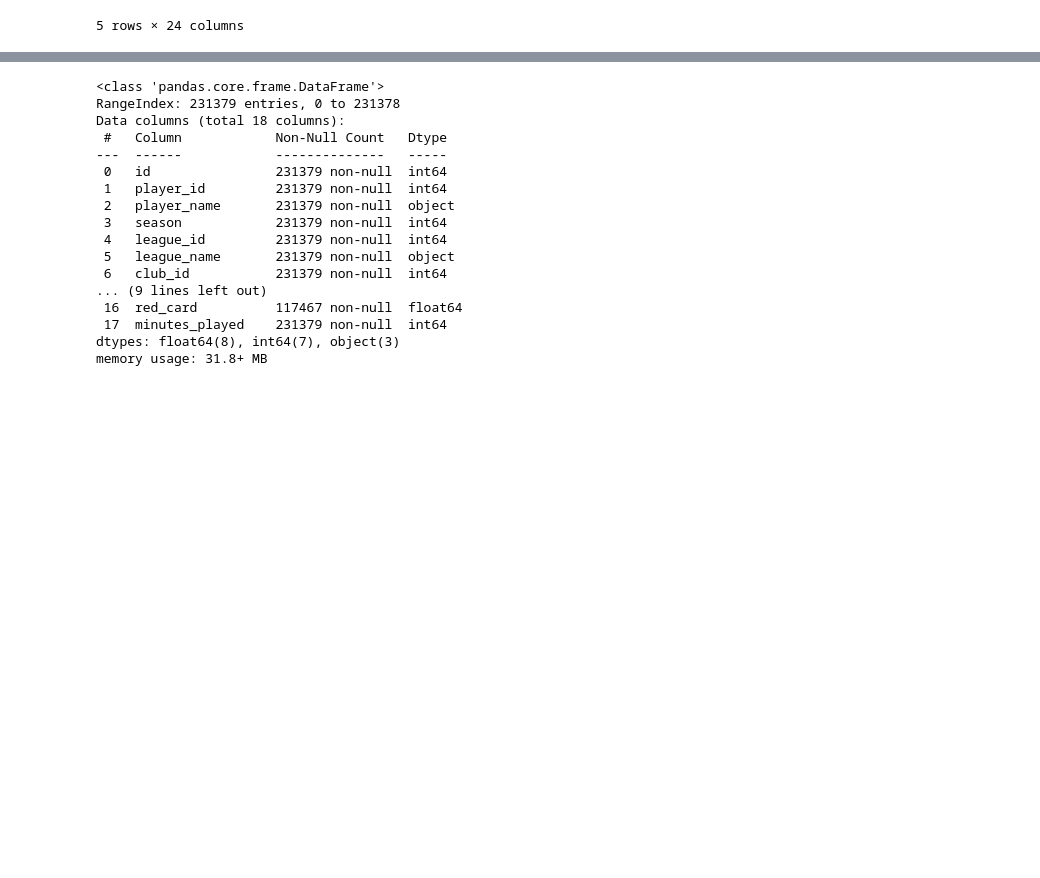
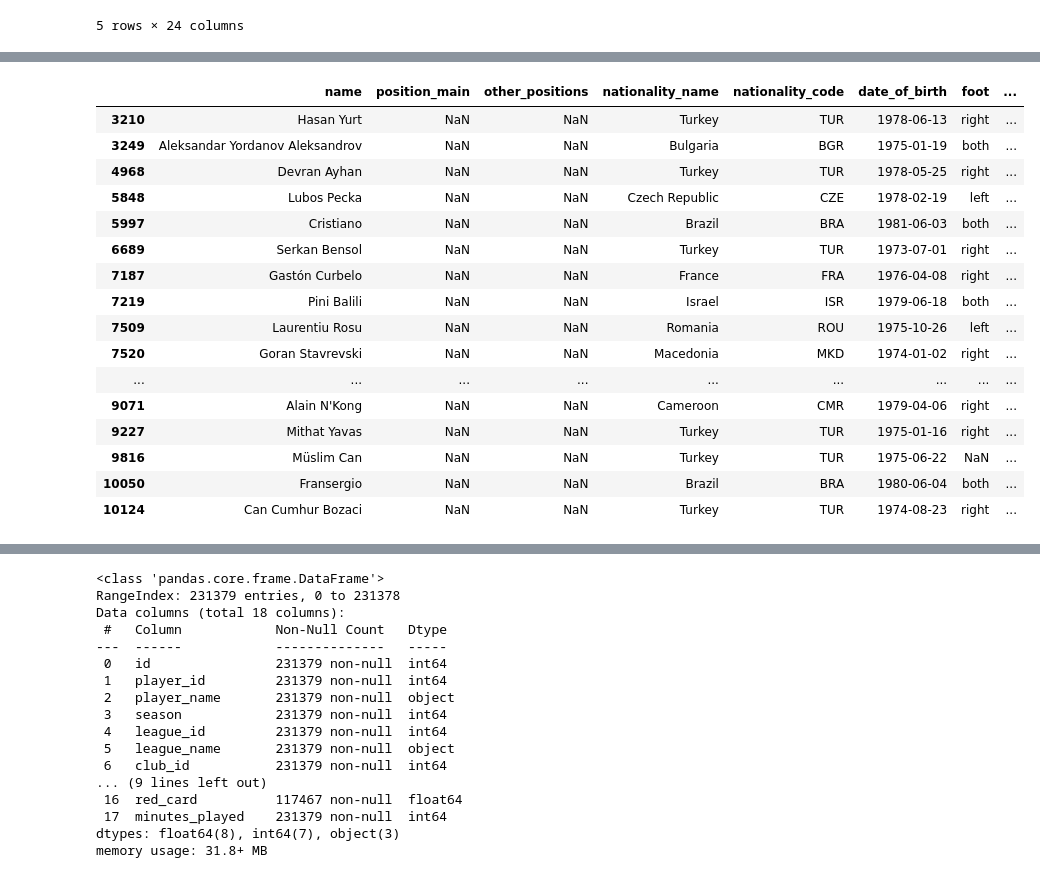
Before and after one commit to dvanheeswijk/Springboard, a Jupyter notebook: Capstone 2/Capstone 2 Data Wrangling - 7.6.ipynb, the cells around one changed output, grey strips where cells are left out. Cells and saved outputs as stored; diff of their text form; code cells hidden in the pictures; blank space fills up the shorter version.

```diff
--- a/Capstone 2/Capstone 2 Data Wrangling - 7.6.ipynb
+++ b/Capstone 2/Capstone 2 Data Wrangling - 7.6.ipynb
@@ -392,7 +389,0 @@ Index(['id', 'name', 'original_name', 'club_id', 'club_name', 'position_main',
-# %%
-cols = ['other_nationality_name', 'other_nationality_code', 'player_agent', 'contract_until', 'outfiter', 'last_extention',
-       'contract_options']
-
-player_dict = player_dict.drop(cols, axis=1)
-
-player_dict.head()
@@ -405,0 +394,6 @@ player_dict.head()
+# %%
+cols = ['name', 'position_main', 'other_positions', 'nationality_name', 'nationality_code', 'date_of_birth', 'foot', 'height']
+
+player_dict = player_dict[cols]
+
+player_dict.info()
@@ -405,0 +418,3 @@ player_dict.head()
+# %%
+player_dict['other_positions'].fillna(player_dict['position_main'], inplace=True)
+player_dict.info()
@@ -405,0 +443,11 @@ player_dict.head()
+# %%
+country_codes = [['Bosnia-Herzegovina', 'BIH'],["Cote d'Ivoire", 'CIV'],['DR Congo', 'CGO'],
+                 ['Curacao', 'CUW'], ['Tahiti', 'TAH'], ['Cape Verde', 'CPV'],
+                 ['Kosovo', 'KVX'], ['Korea, North', 'PRK'], ['Palästina', 'PLE'], ['Chinese Taipei (Taiwan)', 'TPE']]
+
+for country in country_codes:
+    for ind in player_dict.index:
+        if country[0] == player_dict.loc[ind,'nationality_name']:
+            player_dict.loc[ind,'nationality_code'] = country[1]
+
+player_dict.info()
@@ -405,0 +470,20 @@ player_dict.head()
+# %%
+player_dict[player_dict['position_main'].isnull()]
+# %% [output]
+|  | name | position_main | other_positions | nationality_name | nationality_code | date_of_birth | foot | ... |
+| 3210 | Hasan Yurt | NaN | NaN | Turkey | TUR | 1978-06-13 | right | ... |
+| 3249 | Aleksandar Yordanov Aleksandrov | NaN | NaN | Bulgaria | BGR | 1975-01-19 | both | ... |
+| 4968 | Devran Ayhan | NaN | NaN | Turkey | TUR | 1978-05-25 | right | ... |
+| 5848 | Lubos Pecka | NaN | NaN | Czech Republic | CZE | 1978-02-19 | left | ... |
+| 5997 | Cristiano | NaN | NaN | Brazil | BRA | 1981-06-03 | both | ... |
+| 6689 | Serkan Bensol | NaN | NaN | Turkey | TUR | 1973-07-01 | right | ... |
+| 7187 | Gastón Curbelo | NaN | NaN | France | FRA | 1976-04-08 | right | ... |
+| 7219 | Pini Balili | NaN | NaN | Israel | ISR | 1979-06-18 | both | ... |
+| 7509 | Laurentiu Rosu | NaN | NaN | Romania | ROU | 1975-10-26 | left | ... |
+| 7520 | Goran Stavrevski | NaN | NaN | Macedonia | MKD | 1974-01-02 | right | ... |
+| ... | ... | ... | ... | ... | ... | ... | ... | ... |
+| 9071 | Alain N'Kong | NaN | NaN | Cameroon | CMR | 1979-04-06 | right | ... |
+| 9227 | Mithat Yavas | NaN | NaN | Turkey | TUR | 1975-01-16 | right | ... |
+| 9816 | Müslim Can | NaN | NaN | Turkey | TUR | 1975-06-22 | NaN | ... |
+| 10050 | Fransergio | NaN | NaN | Brazil | BRA | 1980-06-04 | both | ... |
+| 10124 | Can Cumhur Bozaci | NaN | NaN | Turkey | TUR | 1974-08-23 | right | ... |
```
Also changed, not shown: parts of 54 cells of this notebook.
